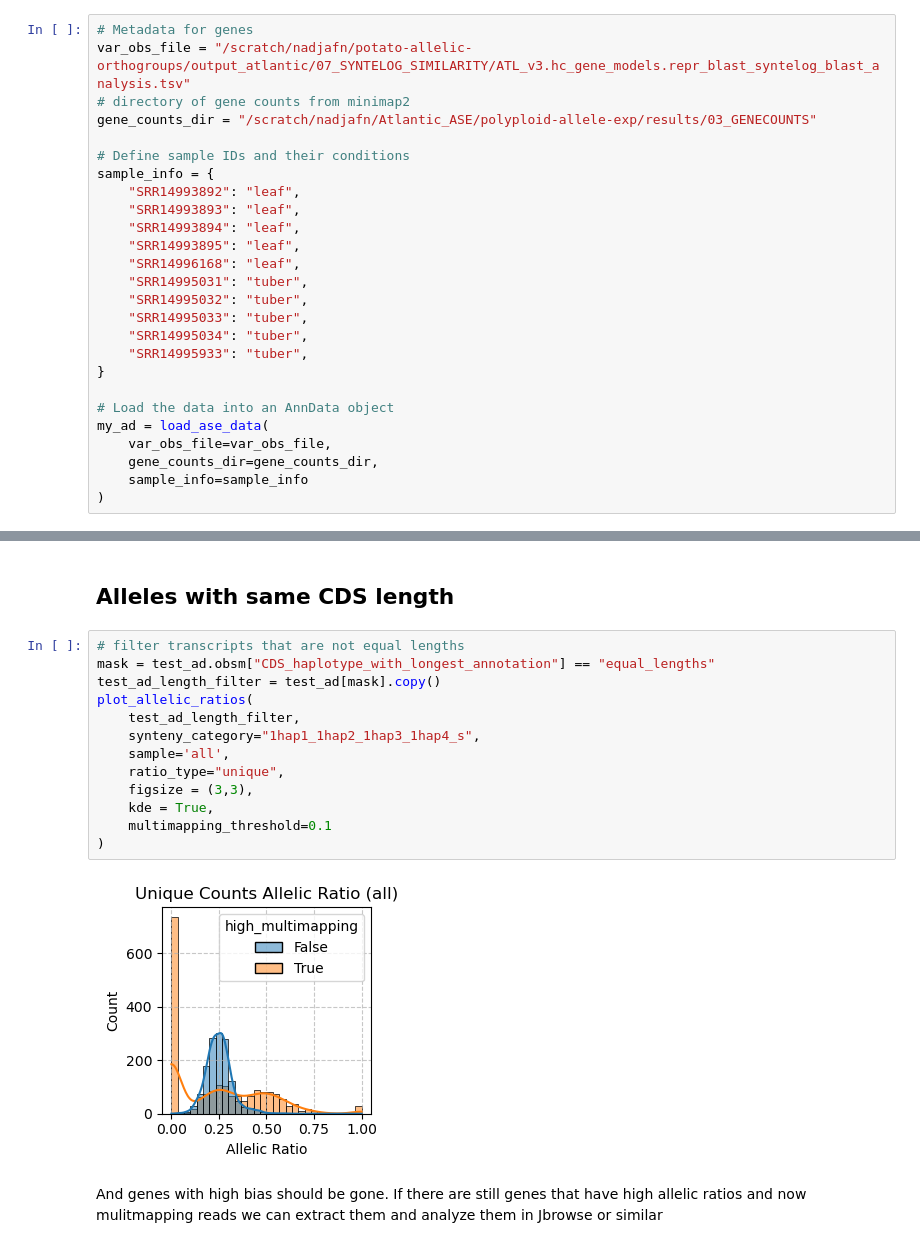
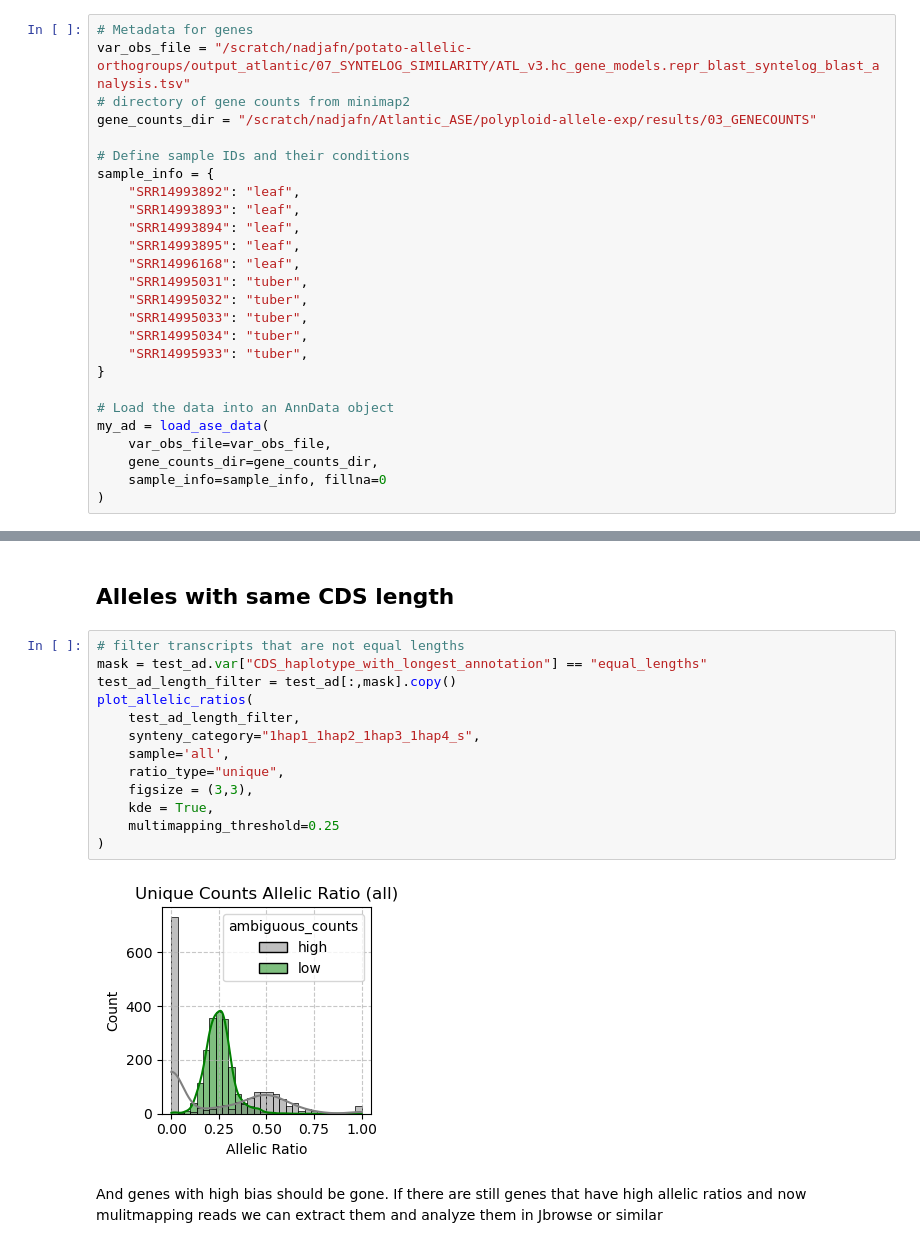
Before and after one commit to nadjano/polyase, a Jupyter notebook: .notebooks/long_readRNA_seq_counts_allele_atlantic.ipynb, the cells around one changed output, grey strips where cells are left out. Drawn from its saved outputs; the diff is of its cells as text.

```diff
--- a/.notebooks/long_readRNA_seq_counts_allele_atlantic.ipynb
+++ b/.notebooks/long_readRNA_seq_counts_allele_atlantic.ipynb
@@ -165,5 +41,5 @@ sample_info = {
 my_ad = load_ase_data(
     var_obs_file=var_obs_file,
     gene_counts_dir=gene_counts_dir,
-    sample_info=sample_info
+    sample_info=sample_info, fillna=0
 )
@@ -248,19 +82,19 @@ We observe that some genes have high bias towards one allele ('allelic_ratio_uni
 ## Alleles with same CDS length
 # %%
 # filter transcripts that are not equal lengths
-mask = test_ad.obsm["CDS_haplotype_with_longest_annotation"] == "equal_lengths"
-test_ad_length_filter = test_ad[mask].copy()
+mask = test_ad.var["CDS_haplotype_with_longest_annotation"] == "equal_lengths"
+test_ad_length_filter = test_ad[:,mask].copy()
 plot_allelic_ratios(
     test_ad_length_filter,
     synteny_category="1hap1_1hap2_1hap3_1hap4_s",
     sample='all',
     ratio_type="unique",
     figsize = (3,3),
     kde = True,
-    multimapping_threshold=0.1
+    multimapping_threshold=0.25
 )
 # %% [output]
-[figure, old version]
+[figure, new version]
 # %% [markdown]
 And genes with high bias should be gone. If there are still genes that have high allelic ratios and now mulitmapping reads we can extract them and analyze them in Jbrowse or similar
 # %%
```
Also changed, not shown: parts of 18 cells of this notebook, 6 other files.
